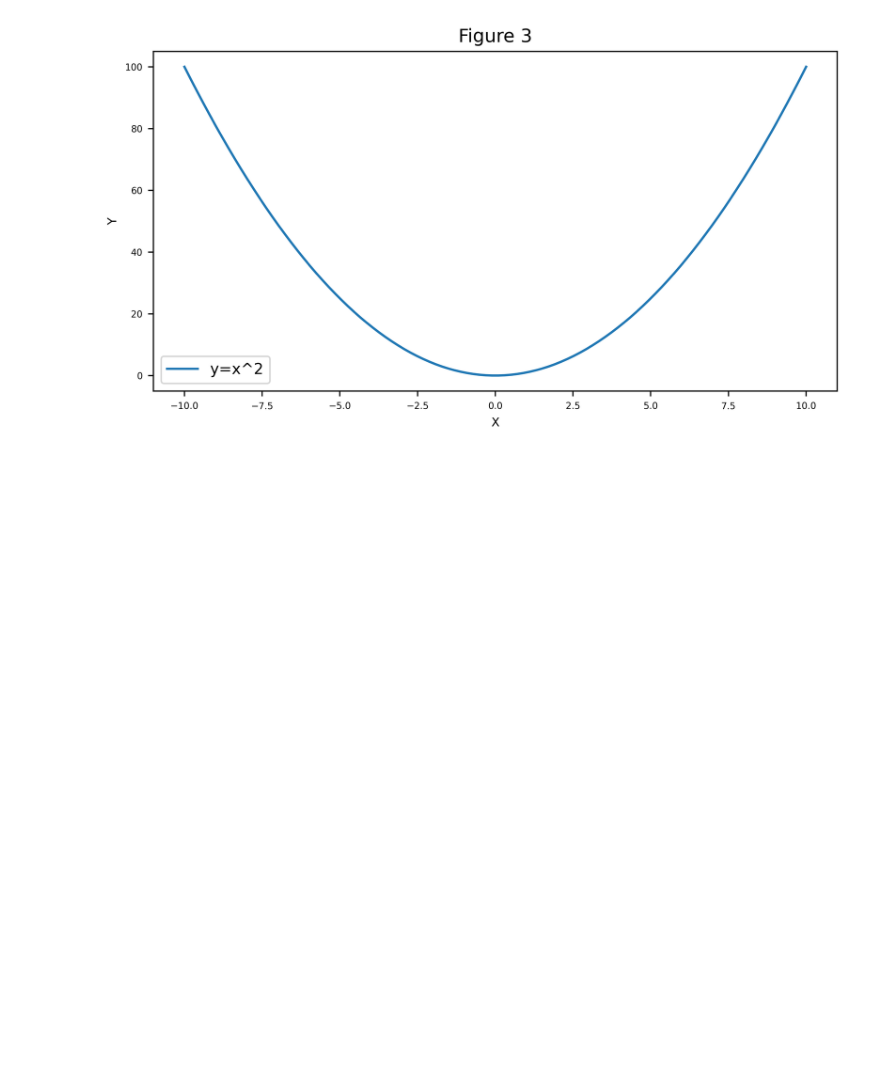
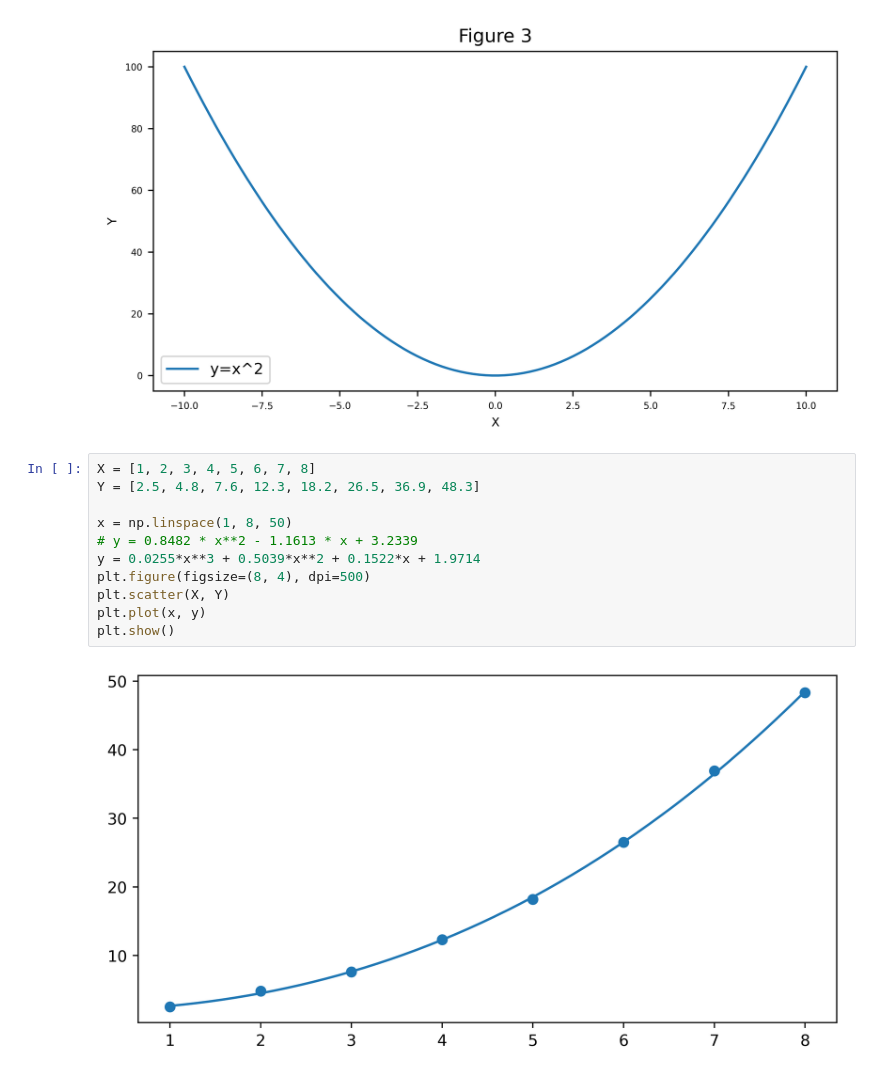
Before and after one commit to AtiqurRahmanAni/ml-algos, a Jupyter notebook: Linear Regression/linear_regression.ipynb, the cells around one changed output. Drawn from its saved outputs; the diff is of its cells as text; blank space fills up the shorter version.

```diff
--- a/Linear Regression/linear_regression.ipynb
+++ b/Linear Regression/linear_regression.ipynb
@@ -117,3 +119,16 @@ plt.legend()
 plt.show()
 # %% [output]
 [figure]
+# %%
+X = [1, 2, 3, 4, 5, 6, 7, 8]
+Y = [2.5, 4.8, 7.6, 12.3, 18.2, 26.5, 36.9, 48.3]
+
+x = np.linspace(1, 8, 50)
+# y = 0.8482 * x**2 - 1.1613 * x + 3.2339
+y = 0.0255*x**3 + 0.5039*x**2 + 0.1522*x + 1.9714
+plt.figure(figsize=(8, 4), dpi=500)
+plt.scatter(X, Y)
+plt.plot(x, y)
+plt.show()
+# %% [output]
+[figure, added]
```
Also changed, not shown: parts of 1 cell of this notebook, 2 other files.
